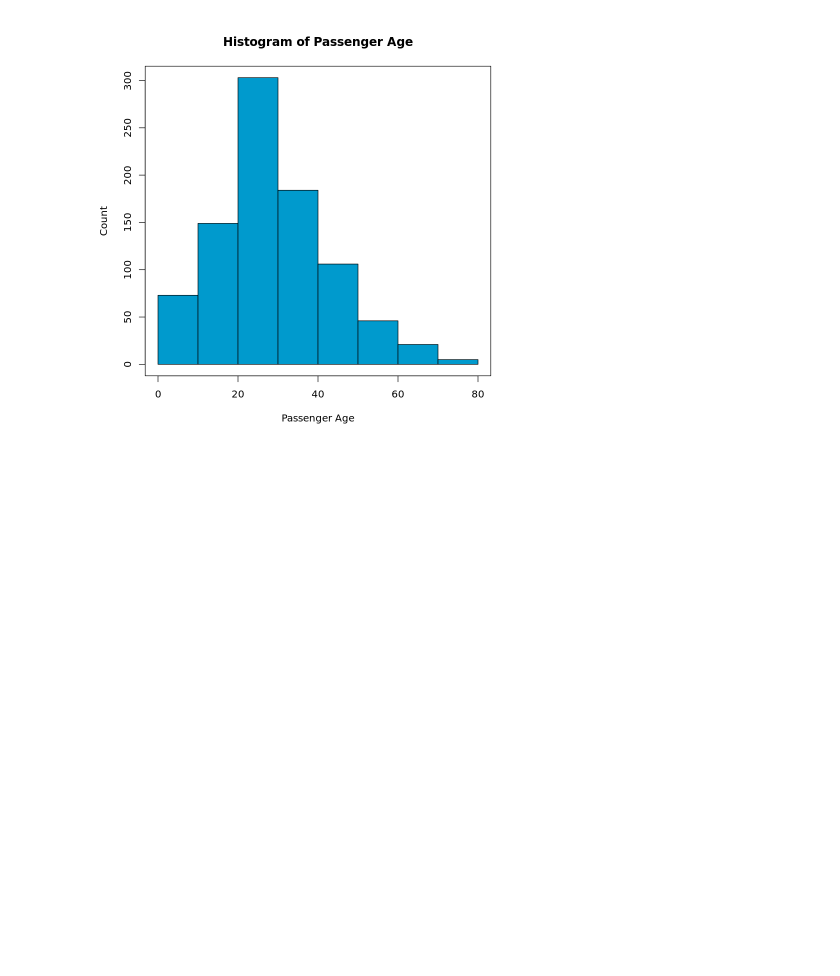
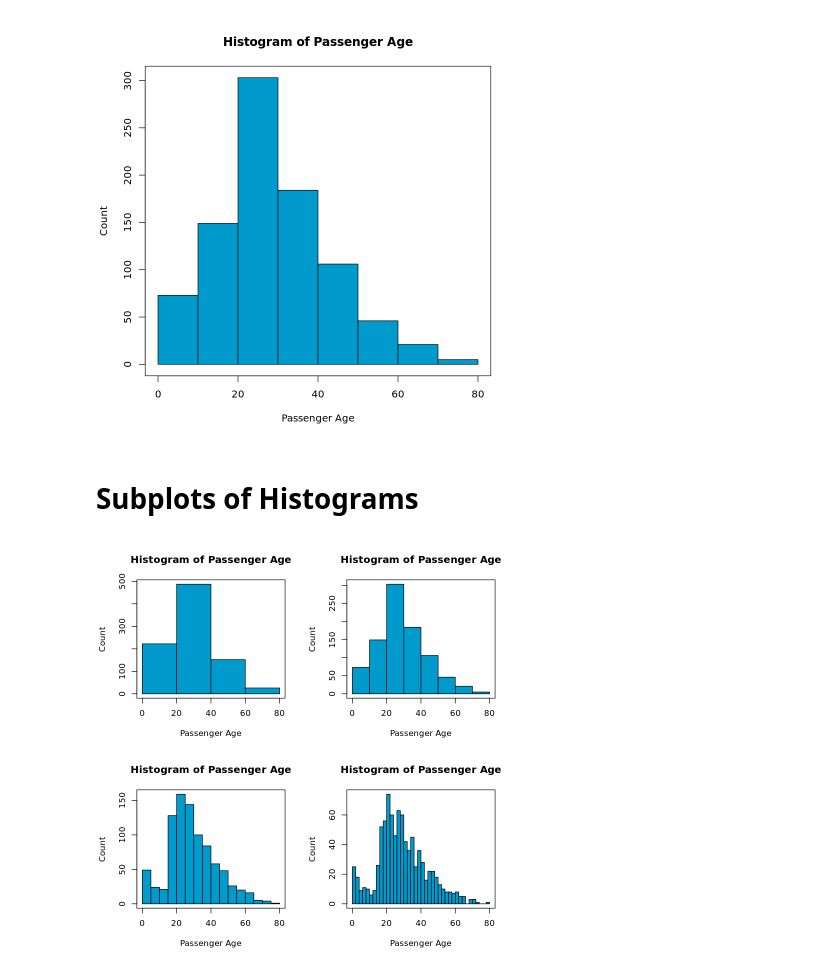
Before and after one commit to oscarm524/R_Programming, a Jupyter notebook: Data_Visualization/Data_Visualization.ipynb, the cells around one changed output. Saved outputs shown, nothing was run; the diff lists cells and outputs as text; code cells hidden in the pictures; blank space fills up the shorter version.

Commit message:
Adding subplots

```diff
--- a/Data_Visualization/Data_Visualization.ipynb
+++ b/Data_Visualization/Data_Visualization.ipynb
@@ -48,3 +48,31 @@ box()
 # dev.off()
 # %% [output]
 [figure]
+# %% [markdown]
+# Subplots of Histograms
+# %%
+## Defining the pdf file to save plot
+# pdf('histogram_subplots.pdf', width = 14, height = 8)
+
+## Creating a figure with 4 histograms
+par(mfrow = c(2, 2))
+
+## Plotting the first histogram
+hist(titanic$Age, breaks = 3, xlab = 'Passenger Age', ylab = 'Count', main = 'Histogram of Passenger Age', col = 'deepskyblue3')
+box()
+
+## Plotting the second histogram
+hist(titanic$Age, breaks = 10, xlab = 'Passenger Age', ylab = 'Count', main = 'Histogram of Passenger Age', col = 'deepskyblue3')
+box()
+
+## Plotting the third histogram
+hist(titanic$Age, breaks = 20, xlab = 'Passenger Age', ylab = 'Count', main = 'Histogram of Passenger Age', col = 'deepskyblue3')
+box()
+
+## Plotting the fourth histogram
+hist(titanic$Age, breaks = 50, xlab = 'Passenger Age', ylab = 'Count', main = 'Histogram of Passenger Age', col = 'deepskyblue3')
+box()
+
+# dev.off()
+# %% [output]
+[figure, added]
```
